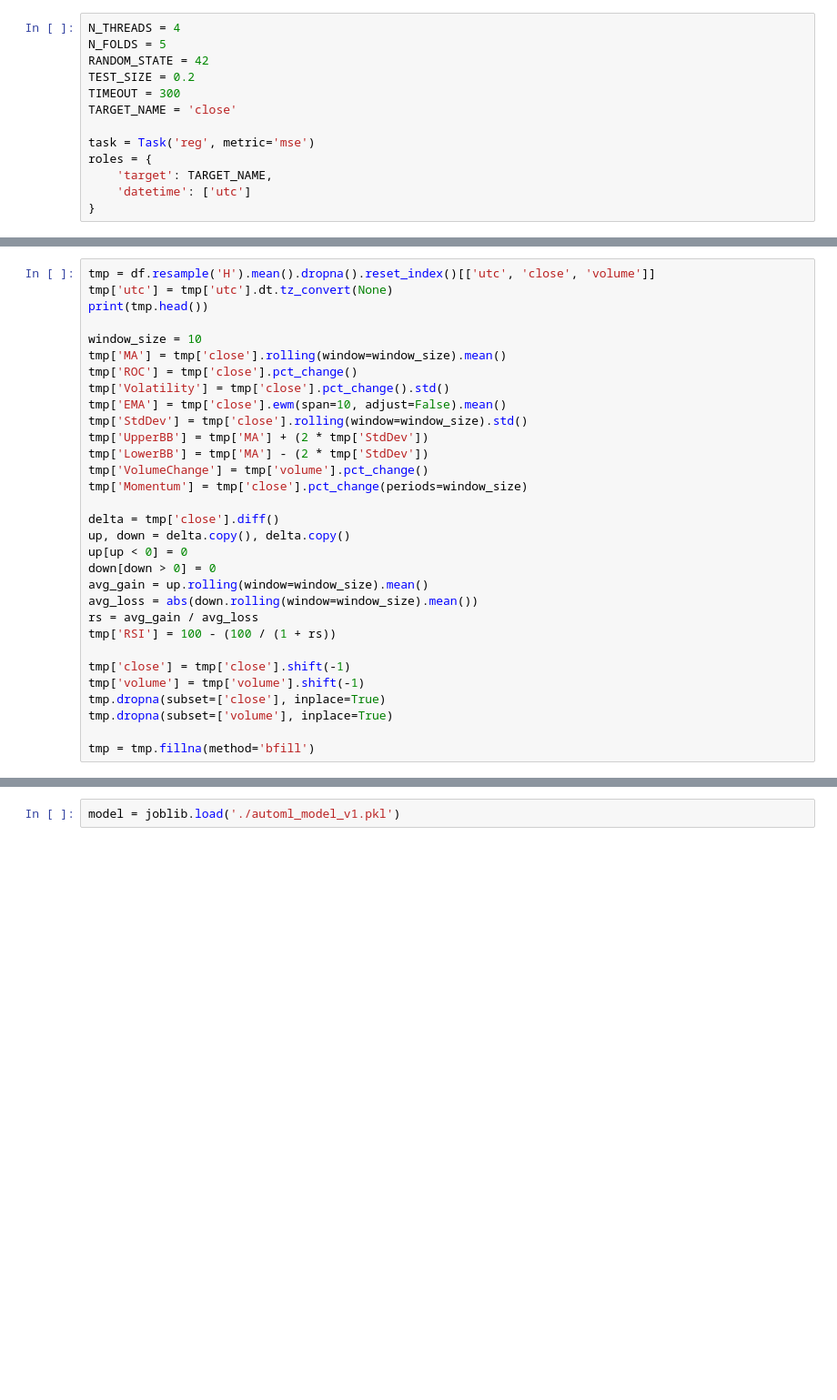
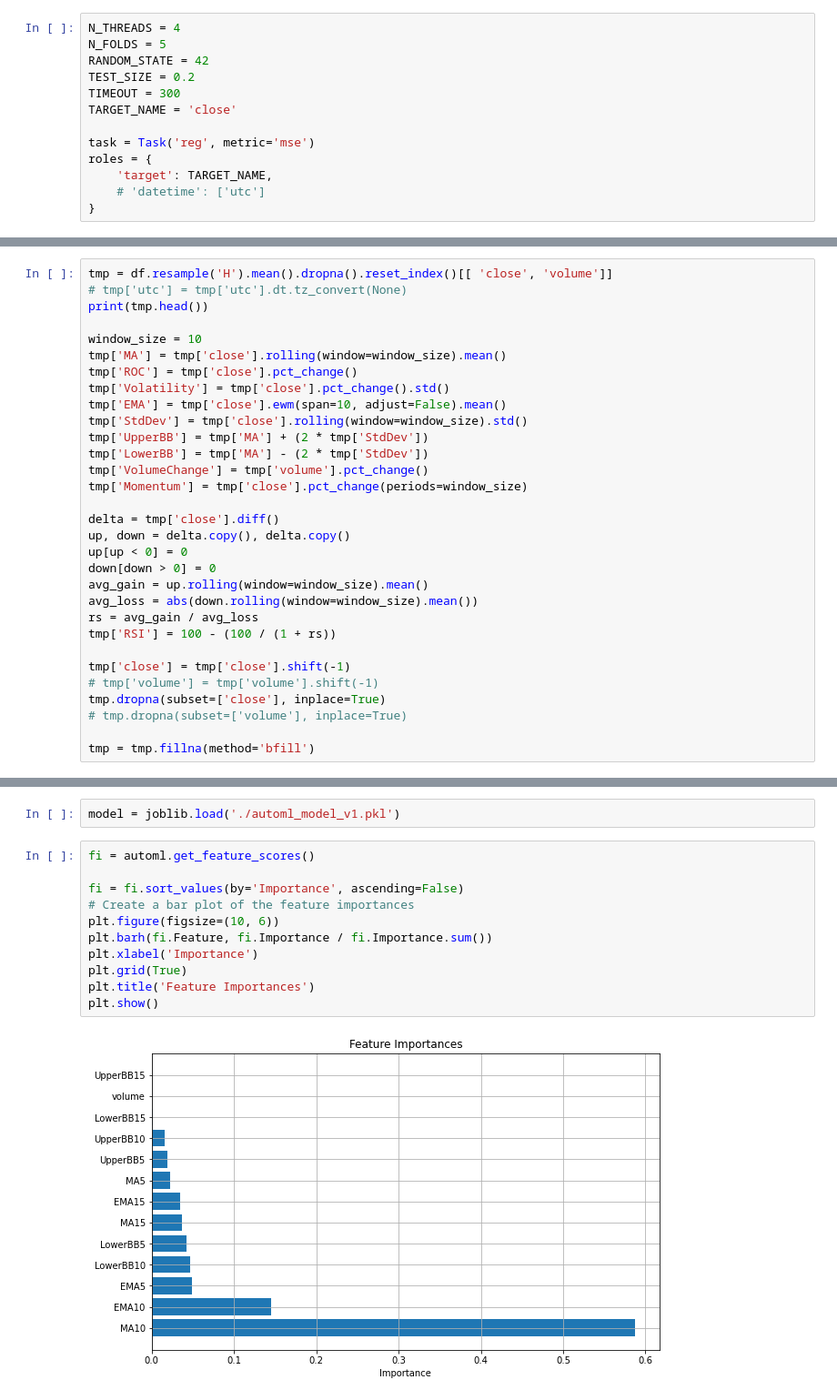
Before and after one commit to xsevios/invest-bot, a Jupyter notebook: research/EDA.ipynb, the cells around one changed output, grey strips where cells are left out. Shown at 91% size. Cells and saved outputs as stored; diff of their text form; blank space fills up the shorter version.

```diff
--- a/research/EDA.ipynb
+++ b/research/EDA.ipynb
@@ -180,7 +180,7 @@ TARGET_NAME = 'close'
 task = Task('reg', metric='mse')
 roles = {
     'target': TARGET_NAME,
-    'datetime': ['utc']
+    # 'datetime': ['utc']
 }
 # %%
 np.random.seed(RANDOM_STATE)
@@ -194,6 +262,6 @@ tscv = TimeSeriesSplit(n_splits=2, test_size=150)
 # %%
-tmp = df.resample('H').mean().dropna().reset_index()[['utc', 'close', 'volume']]
-tmp['utc'] = tmp['utc'].dt.tz_convert(None)
+tmp = df.resample('H').mean().dropna().reset_index()[[ 'close', 'volume']]
+# tmp['utc'] = tmp['utc'].dt.tz_convert(None)
 print(tmp.head())
 
 window_size = 10
@@ -217,9 +285,9 @@ rs = avg_gain / avg_loss
 tmp['RSI'] = 100 - (100 / (1 + rs))
 
 tmp['close'] = tmp['close'].shift(-1)
-tmp['volume'] = tmp['volume'].shift(-1)
+# tmp['volume'] = tmp['volume'].shift(-1)
 tmp.dropna(subset=['close'], inplace=True)
-tmp.dropna(subset=['volume'], inplace=True)
+# tmp.dropna(subset=['volume'], inplace=True)
 
 tmp = tmp.fillna(method='bfill')
 # %% [output]
@@ -291,3 +353,16 @@ joblib.dump(automl, './automl_model_v1.pkl')
 ['./automl_model_v1.pkl']
 # %%
 model = joblib.load('./automl_model_v1.pkl')
+# %%
+fi = automl.get_feature_scores()
+
+fi = fi.sort_values(by='Importance', ascending=False)
+# Create a bar plot of the feature importances
+plt.figure(figsize=(10, 6))
+plt.barh(fi.Feature, fi.Importance / fi.Importance.sum())
+plt.xlabel('Importance')
+plt.grid(True)
+plt.title('Feature Importances')
+plt.show()
+# %% [output]
+[figure, added]
```
Also changed, not shown: parts of 13 cells of this notebook.
